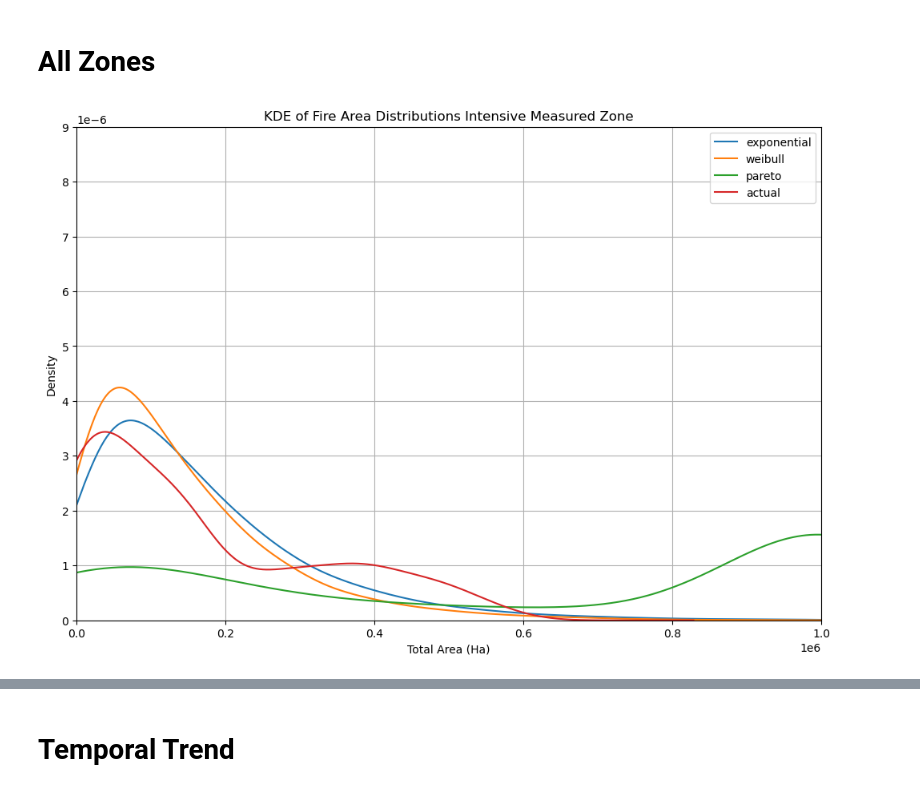
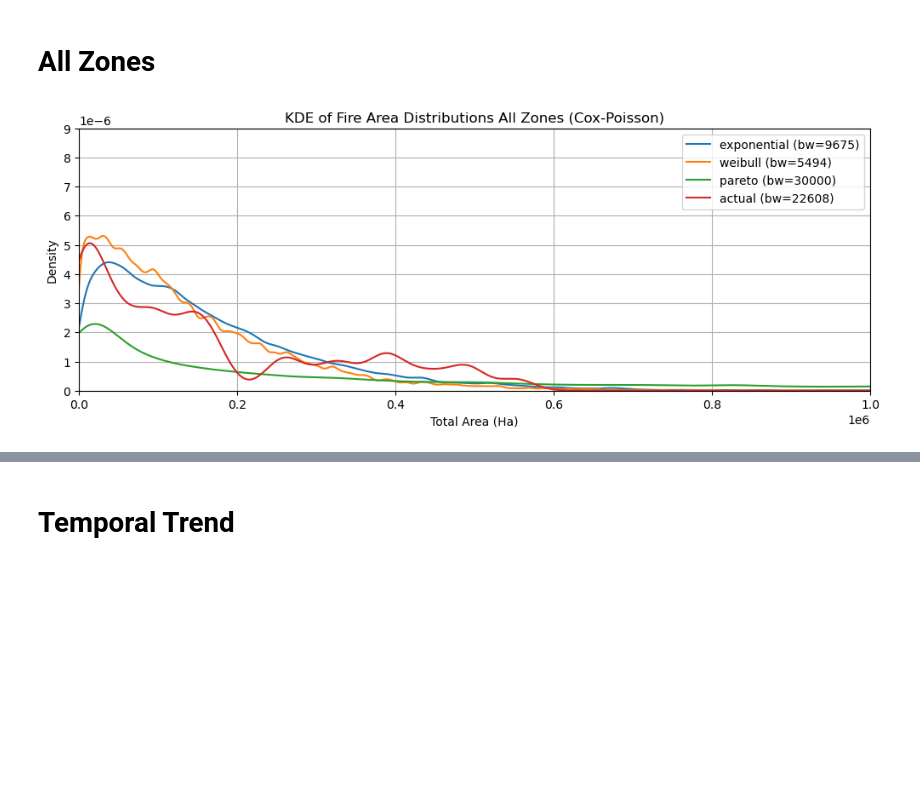
Before and after one commit to willseff/compound-poisson-fire-model, a Jupyter notebook: notebooks/simulation_by_zone.ipynb, the cells around one changed output, grey strips where cells are left out. Drawn from its saved outputs; the diff is of its cells as text; code cells hidden in the pictures; blank space fills up the shorter version.

```diff
--- a/notebooks/simulation_by_zone.ipynb
+++ b/notebooks/simulation_by_zone.ipynb
@@ -342,37 +358,53 @@ gamma_cox_simulated_fires_all = [generate_fire_area(x, fire_size_params) for x i
 gamma_cox_simulated_fires_df_all = pd.DataFrame(gamma_cox_simulated_fires_all)
 
 # truncate all values to 1000000
-gamma_cox_simulated_fires_df_all_truncated = gamma_cox_simulated_fires_df_all.clip(upper=1000000)
+gamma_cox_simulated_fires_df_all_truncated = gamma_cox_simulated_fires_df_all
 
 # Melt the DataFrame to long format
 long_df = gamma_cox_simulated_fires_df_all_truncated.melt(var_name='distribution', value_name='total_area')
 # %%
 #group extensive by year and sum the total SIZE_HA
 
 extensive_grouped = all_fires.groupby('YEAR')['SIZE_HA'].sum().reset_index()
 
 # add to long df but remove the year and the disteibution is called 'actual'
 extensive_grouped.rename(columns={'SIZE_HA': 'total_area'}, inplace=True)
 extensive_grouped['distribution'] = 'actual'
 # drop the YEAR column
 extensive_grouped.drop(columns='YEAR', inplace=True)
 
 # concatenate the two DataFrames
 combined_df = pd.concat([long_df, extensive_grouped], ignore_index=True)
 
-# plot kde of the three distributions
-plt.figure(figsize=(12, 8))
+bandwidth_dict = {
+    "exponential": 9675,
+    "weibull": 5494,
+    "pareto": 30000,
+    "actual": 22608
+}
+
+plt.figure(figsize=(12, 4))
+
 for distribution in combined_df['distribution'].unique():
-    subset = combined_df[combined_df['distribution'] == distribution]
-    subset['total_area'].plot.kde(label=distribution, bw_method=0.3)
+    subset = combined_df[combined_df['distribution'] == distribution]['total_area'].dropna()
+    X = subset.values[:, None]
 
-plt.title('KDE of Fire Area Distributions All Zones')
+    # Use the specified bandwidth for each distribution
+    bw = bandwidth_dict.get(distribution, 10000)  # default if not found
+    kde = KernelDensity(kernel='gaussian', bandwidth=bw)
+    kde.fit(X)
+
+    x_d = np.linspace(0, 1000000, 1000)
+    log_dens = kde.score_samples(x_d[:, None])
+    plt.plot(x_d, np.exp(log_dens), label=f"{distribution} (bw={bw:.0f})")
+
+plt.title('KDE of Fire Area Distributions All Zones (Cox-Poisson)')
 plt.xlabel('Total Area (Ha)')
 plt.ylabel('Density')
 plt.legend()
 plt.xlim(0, 1000000)
 plt.ylim(0, 0.000009)
 plt.grid()
 plt.show()
 # %% [output]
-[figure, old version]
+[figure, new version]
```
Also changed, not shown: parts of 27 cells of this notebook, 1 other file.
